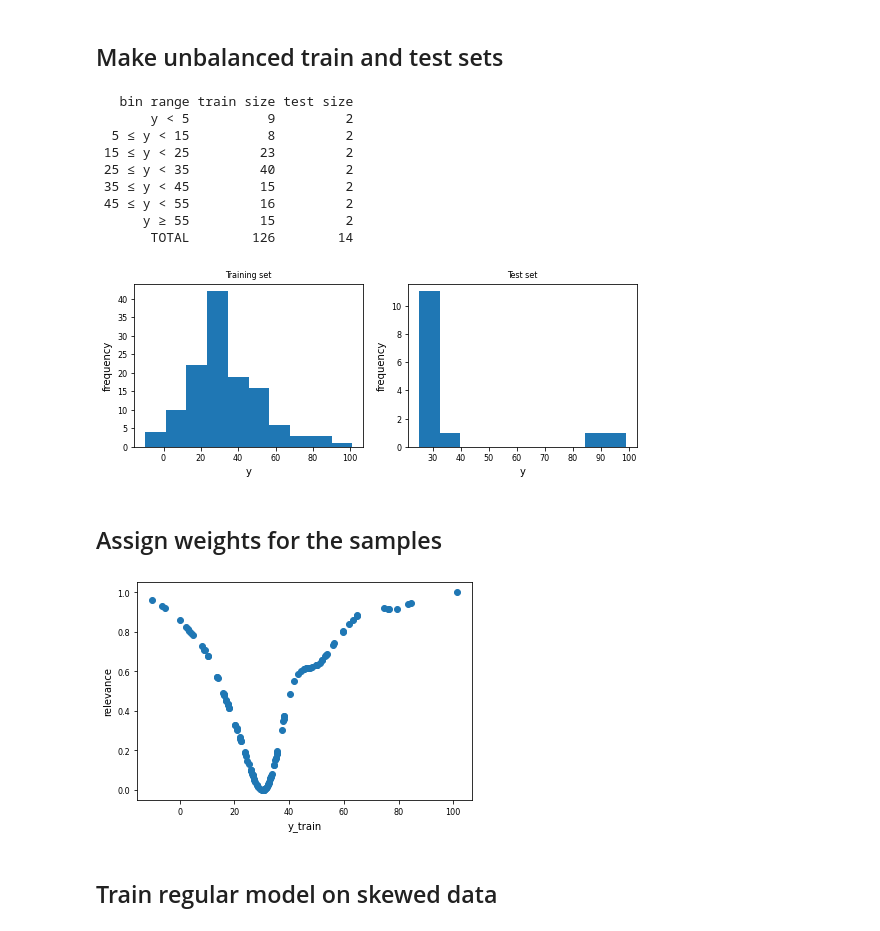
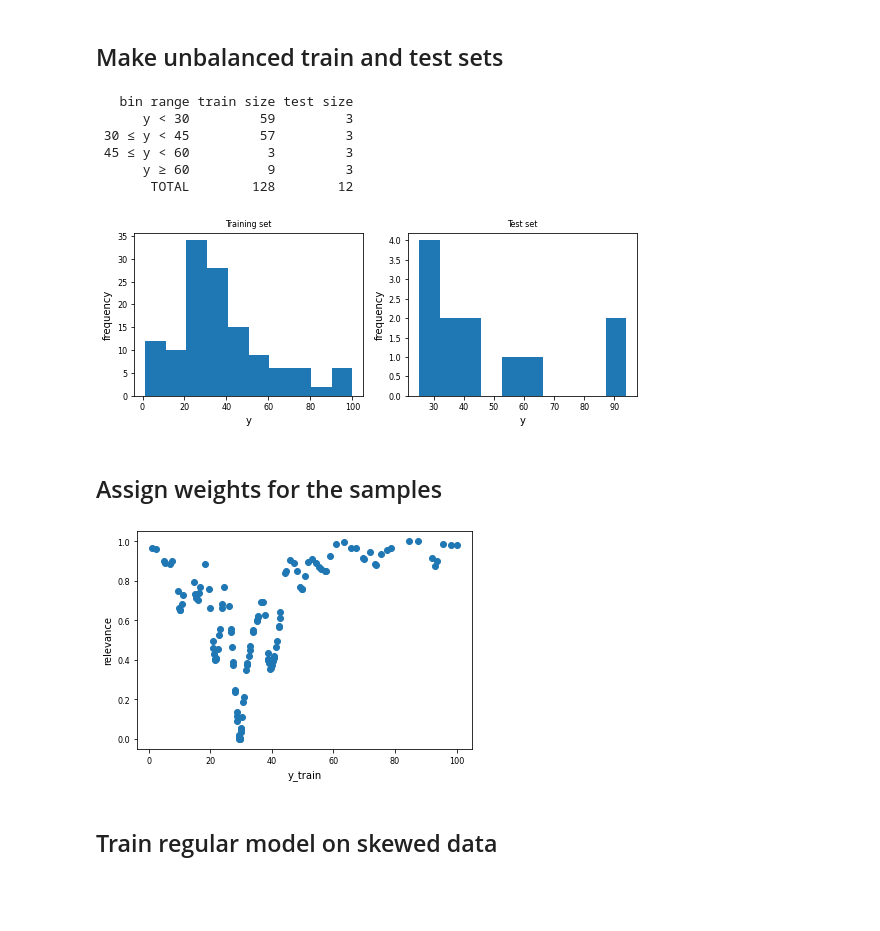
Before and after one commit to mengqvist/data_analysis_sivia, a Jupyter notebook: bayesian_linear_regression.ipynb, the cells around one changed output. Cells and saved outputs as stored; diff of their text form; code cells hidden in the pictures; blank space fills up the shorter version.

```diff
--- a/bayesian_linear_regression.ipynb
+++ b/bayesian_linear_regression.ipynb
@@ -107,11 +110,13 @@ def generate_data(n=20, ymin=10, ymax=100, sigma=5):
         mu = np.random.choice(np.arange(ymin, ymax))
         y_true.append(mu)
 
-        measured_y = pyro.sample('y', dist.Normal(torch.ones(3)*mu, torch.ones(3)*sigma))
+        measured_y = -1
+        while measured_y < 0:
+            measured_y = pyro.sample('y', dist.Normal(mu, sigma))
 
         # add y and stdev to data
-        y_obs.append(measured_y.mean().item())
-        stdevs.append(measured_y.std().item())
+        y_obs.append(measured_y.item())
+        stdevs.append(sigma)
 
         # find X to match this y
         # y is a linear combination of x
@@ -134,7 +139,7 @@ else:
     df_low = generate_data(n=10, ymin=5, ymax=100, sigma=5)
 
     # A set of data with high error
-    df_high = generate_data(n=20, ymin=5, ymax=100, sigma=30)
+    df_high = generate_data(n=40, ymin=5, ymax=100, sigma=30)
 
     # combine
     df = df_low.append(df_high)
@@ -551,16 +559,16 @@ if exists(data_filepath):
 
 else:
     # A set of data with low error
-    df_low = generate_data(n=5, ymin=5, ymax=100, sigma=5)
+    df_low = generate_data(n=10, ymin=10, ymax=100, sigma=5)
 
     # A set of data with high error
-    df_high = generate_data(n=15, ymin=15, ymax=100, sigma=30)
+    df_high = generate_data(n=30, ymin=30, ymax=100, sigma=30)
 
     # Add even more low error data toward the low range
     df_low_extra = generate_data(n=20, ymin=25, ymax=35, sigma=5)
 
     # Add even more high error data toward the low range
-    df_high_extra = generate_data(n=100, ymin=25, ymax=35, sigma=30)
+    df_high_extra = generate_data(n=300, ymin=30, ymax=35, sigma=30)
 
     # combine
     df = df_low.append([df_high, df_low_extra, df_high_extra])
@@ -581,9 +589,9 @@ else:
 
 
 # split data into bins and get an equal number of samples from each
-bins = np.arange(5, 65, 10)
-train_indices, test_indices = resreg.uniform_test_split(df.index, df.y_obs, bins=bins,
-                                        bin_test_size=0.25, verbose=True,
+bins = np.arange(30, 74, 15)
+train_indices, test_indices = resreg.uniform_test_split(df.index, df.y_true, bins=bins,
+                                        bin_test_size=0.5, verbose=True,
                                         random_state=1234)
 
 # make train test splits
@@ -599,14 +607,11 @@ X_test = test.drop(['y_obs', 'y_true', 'stdev'], axis=1).to_numpy()
 y_test = test.y_true.to_numpy()
 # %% [output]
    bin range train size test size
-       y < 5          9         2
-  5 ≤ y < 15          8         2
- 15 ≤ y < 25         23         2
- 25 ≤ y < 35         40         2
- 35 ≤ y < 45         15         2
- 45 ≤ y < 55         16         2
-      y ≥ 55         15         2
-       TOTAL        126        14
+      y < 30         59         3
+ 30 ≤ y < 45         57         3
+ 45 ≤ y < 60          3         3
+      y ≥ 60          9         3
+       TOTAL        128        12
 # %%
 fig, ax = plt.subplots(1, 2, figsize=(9,3))
 
@@ -622,18 +627,18 @@ ax[1].set(xlabel="y",
 
 plt.show()
 # %% [output]
-[figure, old version]
+[figure, new version]
 # %% [markdown]
 ## Assign weights for the samples
 # %%
-weights = relevance_pdf1 = resreg.pdf_relevance(y_train, bandwidth=5.0)
+weights = relevance_pdf1 = resreg.pdf_relevance(y_train, bandwidth=1.0)
 
 plt.scatter(y_train, weights, label='bandwidth=5.0')
 plt.xlabel('y_train')
 plt.ylabel('relevance')
 plt.show()
 # %% [output]
-[figure, old version]
+[figure, new version]
 # %% [markdown]
 ## Train regular model on skewed data
 # %%
```
Also changed, not shown: parts of 17 cells of this notebook, 2 other files.
